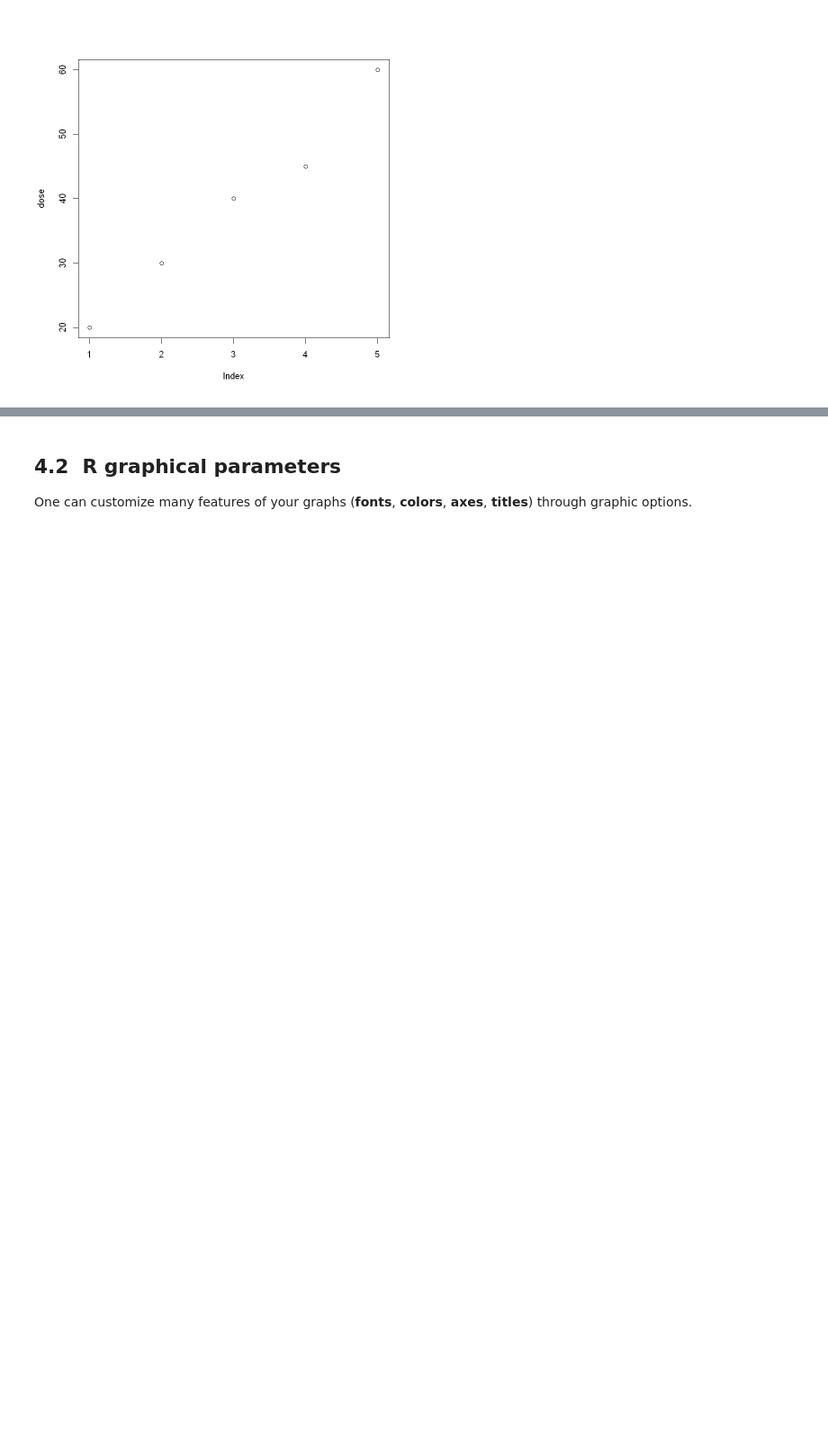
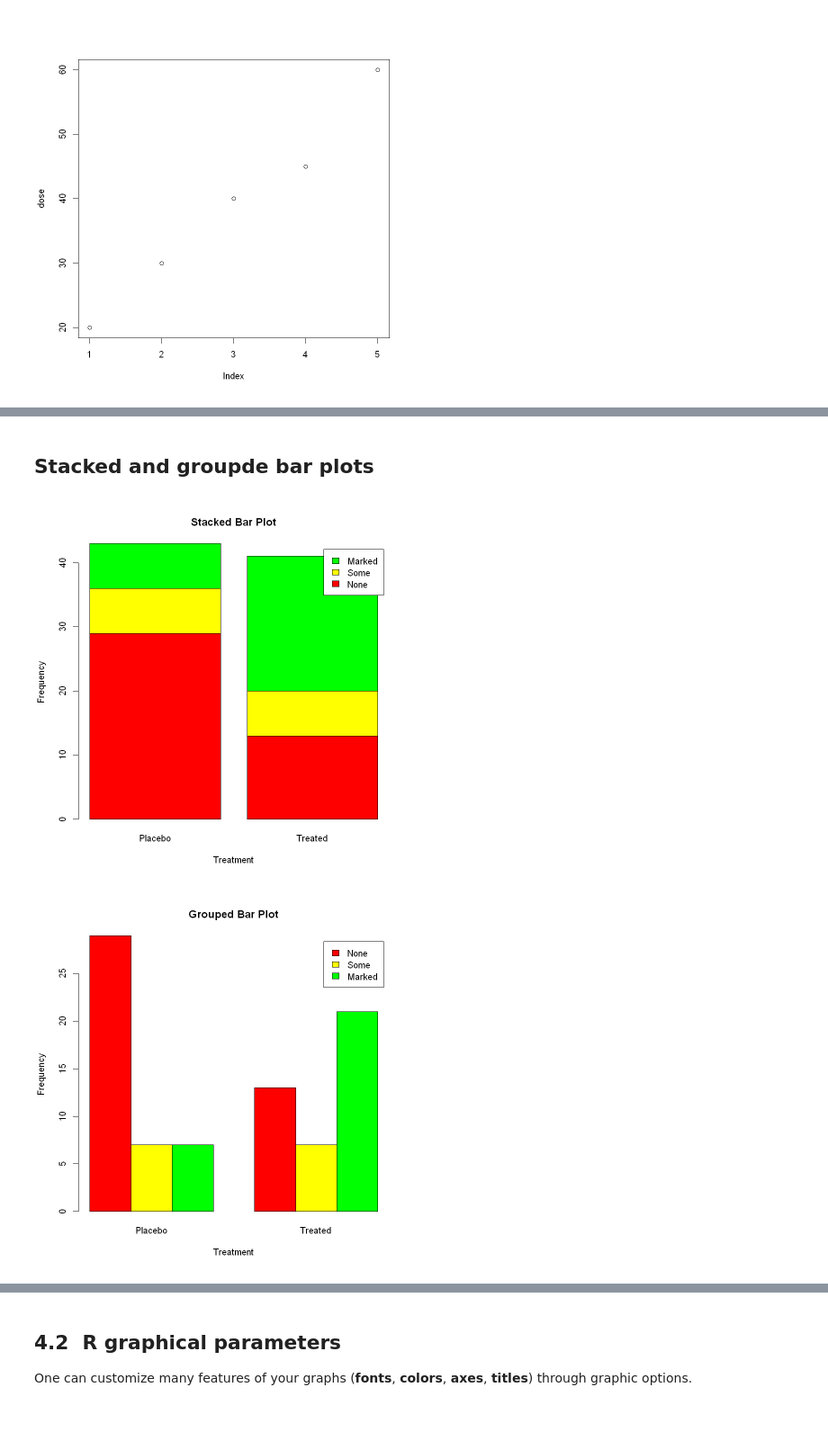
Before and after one commit to balsaedi/Courses, a Jupyter notebook: Introduction To R!/Workshop- Getting Started with R-Copy2.ipynb, the cells around one changed output, grey strips where cells are left out. Shown at 90% size. Cells and saved outputs as stored; diff of their text form; code cells hidden in the pictures; blank space fills up the shorter version.

```diff
--- a/Introduction To R!/Workshop- Getting Started with R-Copy2.ipynb
+++ b/Introduction To R!/Workshop- Getting Started with R-Copy2.ipynb
@@ -957,0 +1103,17 @@ plot(dose)
+# %% [markdown]
+## Stacked and groupde bar plots
+# %%
+
+# stacked barplot
+barplot(counts, main = "Stacked Bar Plot", xlab = "Treatment",
+    ylab = "Frequency", col = c("red", "yellow", "green"),
+    legend = rownames(counts))
+
+# grouped barplot
+barplot(counts, main = "Grouped Bar Plot", xlab = "Treatment",
+    ylab = "Frequency", col = c("red", "yellow", "green"),
+    legend = rownames(counts),
+    beside = TRUE)
+# %% [output]
+[figure, added]
+[figure, added]
```
Also changed, not shown: parts of 22 cells of this notebook.
